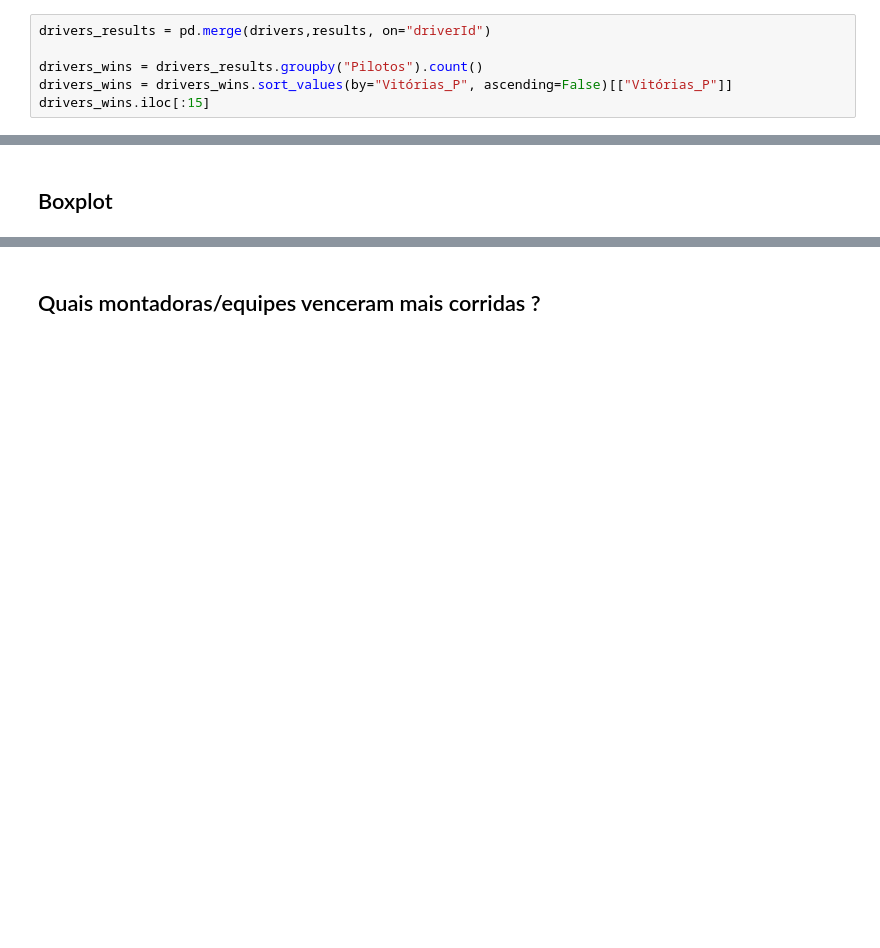
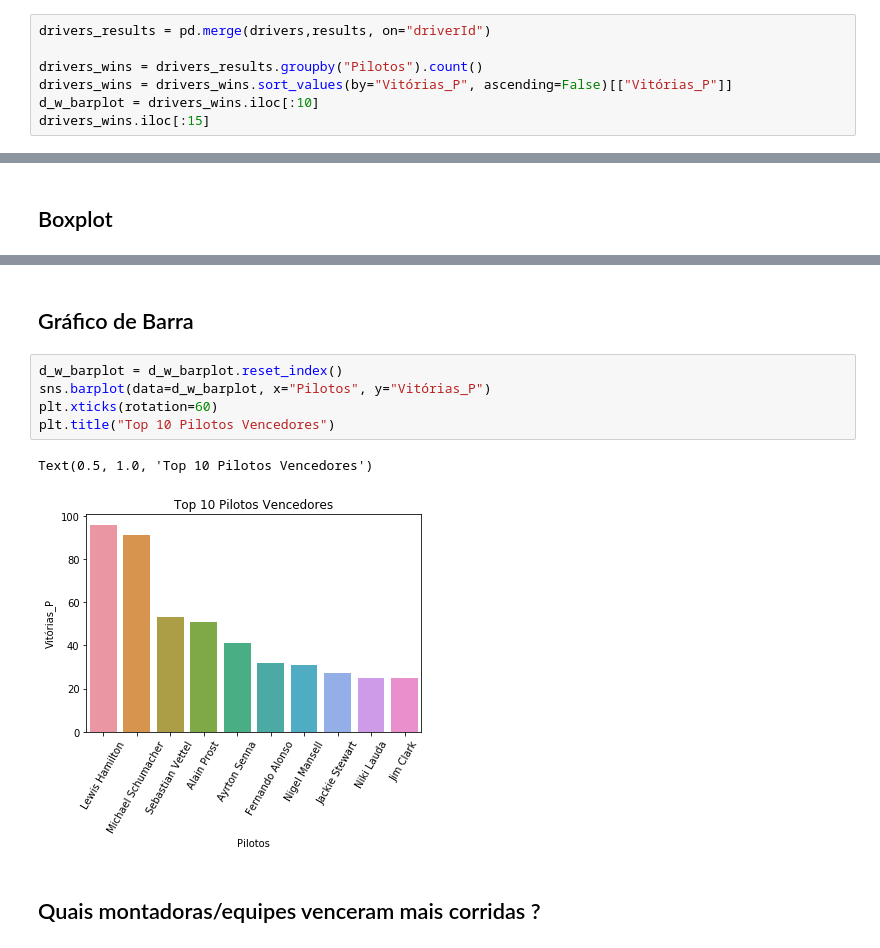
Before and after one commit to Caioviniciusb/Projeto_ICD, a Jupyter notebook: Projeto_ICD.ipynb, the cells around one changed output, grey strips where cells are left out. Cells and saved outputs as stored; diff of their text form; blank space fills up the shorter version.

```diff
--- a/Projeto_ICD.ipynb
+++ b/Projeto_ICD.ipynb
@@ -22,6 +26,7 @@ drivers_results = pd.merge(drivers,results, on="driverId")
 
 drivers_wins = drivers_results.groupby("Pilotos").count()
 drivers_wins = drivers_wins.sort_values(by="Vitórias_P", ascending=False)[["Vitórias_P"]]
+d_w_barplot = drivers_wins.iloc[:10]
 drivers_wins.iloc[:15]
 # %% [output]
 |  | Vitórias_P |
@@ -66,3 +71,13 @@ drivers_wins.boxplot(column="Vitórias_P")
+# %% [markdown]
+## Gráfico de Barra
+# %%
+d_w_barplot = d_w_barplot.reset_index()
+sns.barplot(data=d_w_barplot, x="Pilotos", y="Vitórias_P")
+plt.xticks(rotation=60)
+plt.title("Top 10 Pilotos Vencedores")
+# %% [output]
+Text(0.5, 1.0, 'Top 10 Pilotos Vencedores')
+[figure, added]
 # %% [markdown]
 ## Quais montadoras/equipes venceram mais corridas ?
 # %%
```
Also changed, not shown: parts of 14 cells of this notebook.
